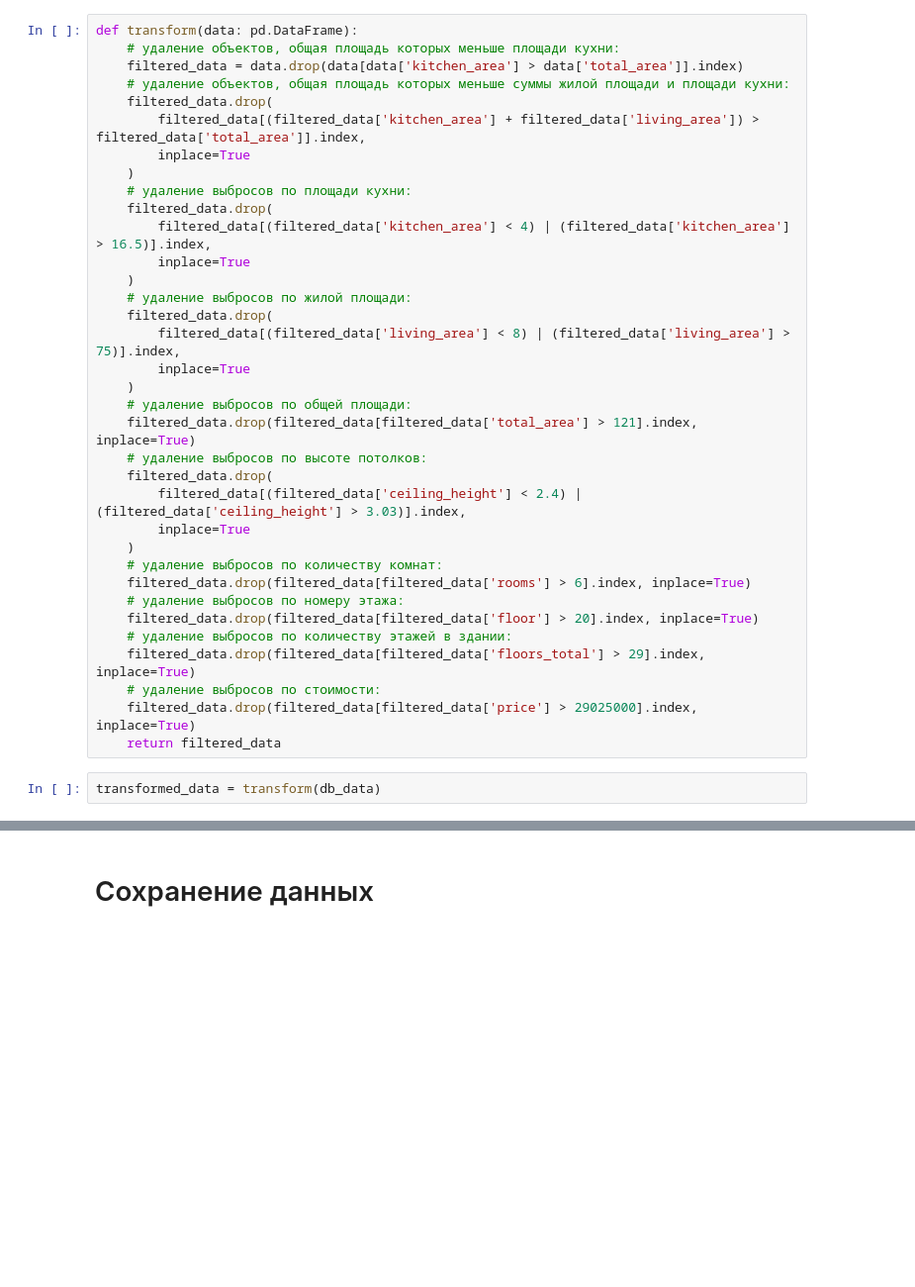
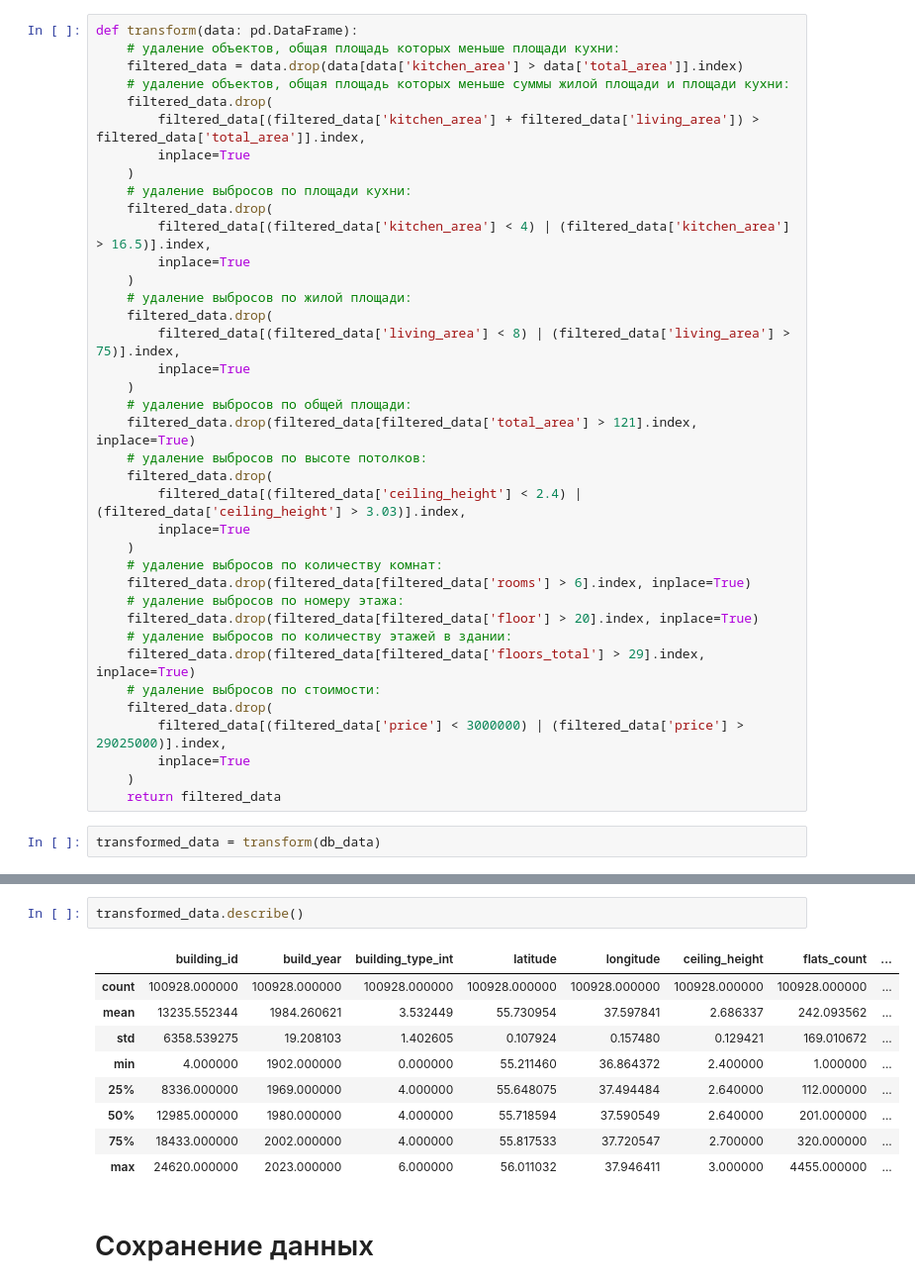
Before and after one commit to PrusovaIU/mle-project-sprint-1-v001, a Jupyter notebook: part1_airflow/notebooks/dag.ipynb, the cells around one changed output, grey strips where cells are left out. Shown at 99% size. Saved outputs shown, nothing was run; the diff lists cells and outputs as text; blank space fills up the shorter version.

Commit message:
change airflow: add handling of min of price

```diff
--- a/part1_airflow/notebooks/dag.ipynb
+++ b/part1_airflow/notebooks/dag.ipynb
@@ -302,7 +319,10 @@ def transform(data: pd.DataFrame):
     # удаление выбросов по количеству этажей в здании:
     filtered_data.drop(filtered_data[filtered_data['floors_total'] > 29].index, inplace=True)
     # удаление выбросов по стоимости:
-    filtered_data.drop(filtered_data[filtered_data['price'] > 29025000].index, inplace=True)
+    filtered_data.drop(
+        filtered_data[(filtered_data['price'] < 3000000) | (filtered_data['price'] > 29025000)].index,
+        inplace=True
+    )
     return filtered_data
 # %%
 transformed_data = transform(db_data)
@@ -327,5 +347,17 @@ Data columns (total 18 columns):
 dtypes: bool(3), float64(6), int64(9)
 memory usage: 12.6 MB
+# %%
+transformed_data.describe()
+# %% [output]
+|  | building_id | build_year | building_type_int | latitude | longitude | ceiling_height | flats_count | ... |
+| count | 100928.000000 | 100928.000000 | 100928.000000 | 100928.000000 | 100928.000000 | 100928.000000 | 100928.000000 | ... |
+| mean | 13235.552344 | 1984.260621 | 3.532449 | 55.730954 | 37.597841 | 2.686337 | 242.093562 | ... |
+| std | 6358.539275 | 19.208103 | 1.402605 | 0.107924 | 0.157480 | 0.129421 | 169.010672 | ... |
+| min | 4.000000 | 1902.000000 | 0.000000 | 55.211460 | 36.864372 | 2.400000 | 1.000000 | ... |
+| 25% | 8336.000000 | 1969.000000 | 4.000000 | 55.648075 | 37.494484 | 2.640000 | 112.000000 | ... |
+| 50% | 12985.000000 | 1980.000000 | 4.000000 | 55.718594 | 37.590549 | 2.640000 | 201.000000 | ... |
+| 75% | 18433.000000 | 2002.000000 | 4.000000 | 55.817533 | 37.720547 | 2.700000 | 320.000000 | ... |
+| max | 24620.000000 | 2023.000000 | 6.000000 | 56.011032 | 37.946411 | 3.000000 | 4455.000000 | ... |
 # %% [markdown]
 # Сохранение данных
 # %%
```
Also changed, not shown: parts of 9 cells of this notebook, 1 other file.
